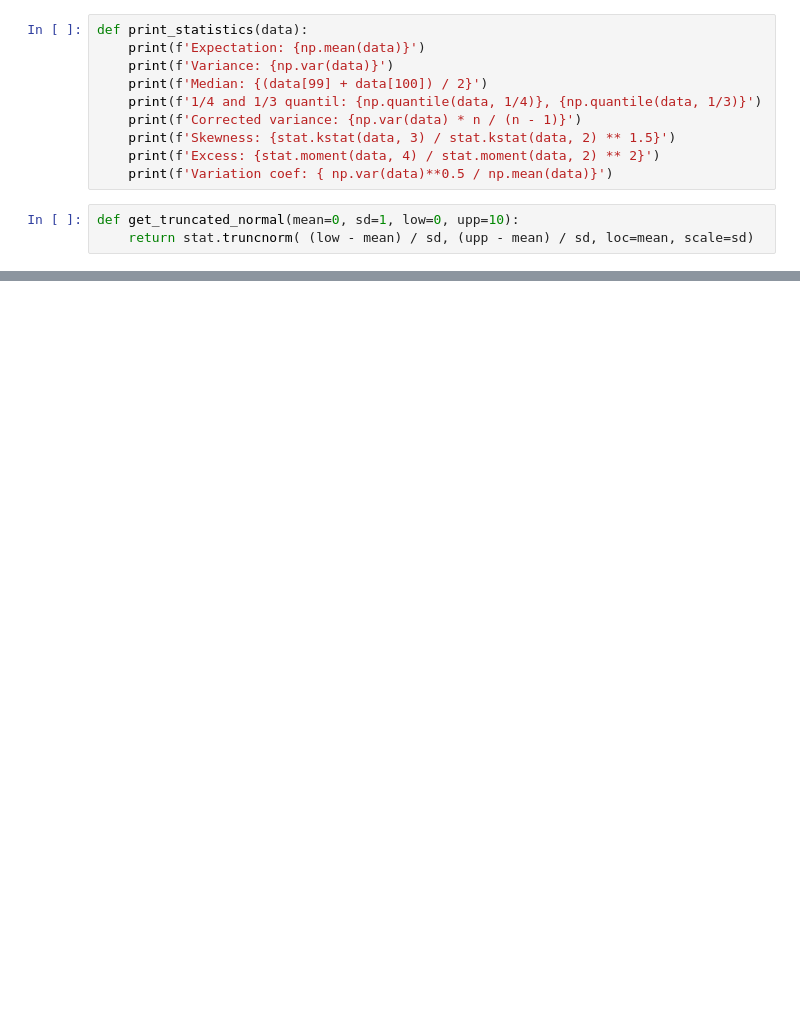
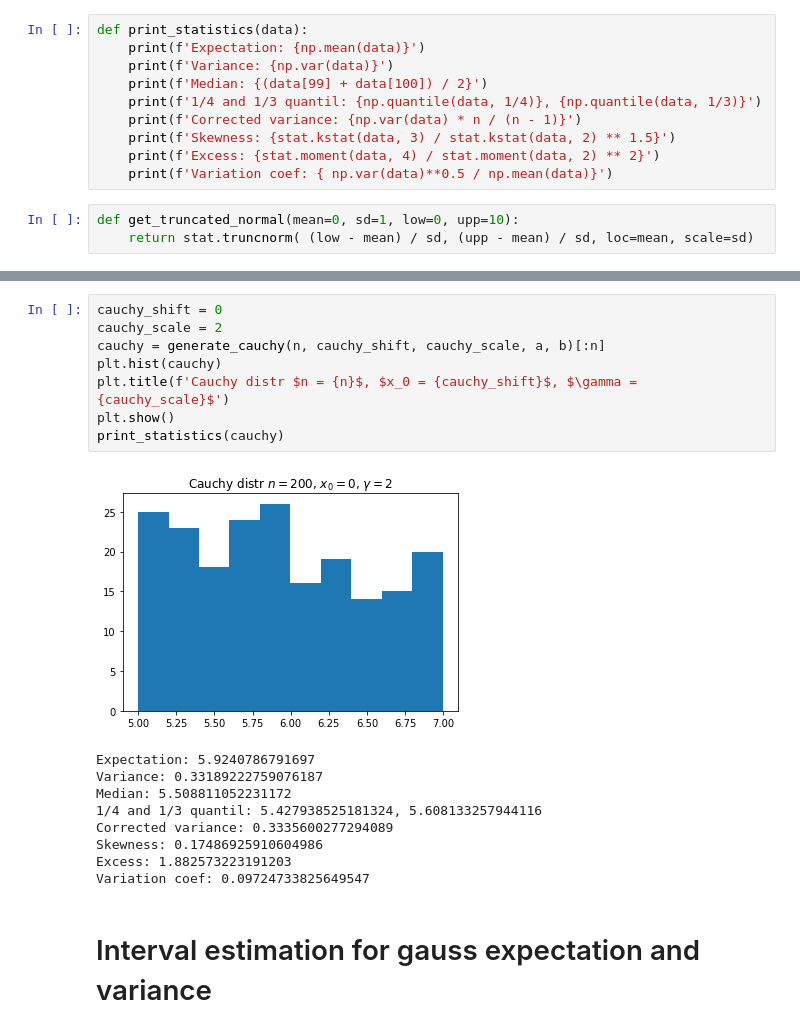
Before and after one commit to PIDAMI/math_statistics, a Jupyter notebook: task2/task2.ipynb, the cells around one changed output, grey strips where cells are left out. Saved outputs shown, nothing was run; the diff lists cells and outputs as text; blank space fills up the shorter version.

```diff
--- a/task2/task2.ipynb
+++ b/task2/task2.ipynb
@@ -65,0 +143,20 @@ print(np.size(exp))
+# %%
+cauchy_shift = 0
+cauchy_scale = 2
+cauchy = generate_cauchy(n, cauchy_shift, cauchy_scale, a, b)[:n]
+plt.hist(cauchy)
+plt.title(f'Cauchy distr $n = {n}$, $x_0 = {cauchy_shift}$, $\gamma = {cauchy_scale}$')
+plt.show()
+print_statistics(cauchy)
+# %% [output]
+[figure, added]
+Expectation: 5.9240786791697
+Variance: 0.33189222759076187
+Median: 5.508811052231172
+1/4 and 1/3 quantil: 5.427938525181324, 5.608133257944116
+Corrected variance: 0.3335600277294089
+Skewness: 0.17486925910604986
+Excess: 1.882573223191203
+Variation coef: 0.09724733825649547
+# %% [markdown]
+# Interval estimation for gauss expectation and variance
```
Also changed, not shown: parts of 15 cells of this notebook, 2 other files.
